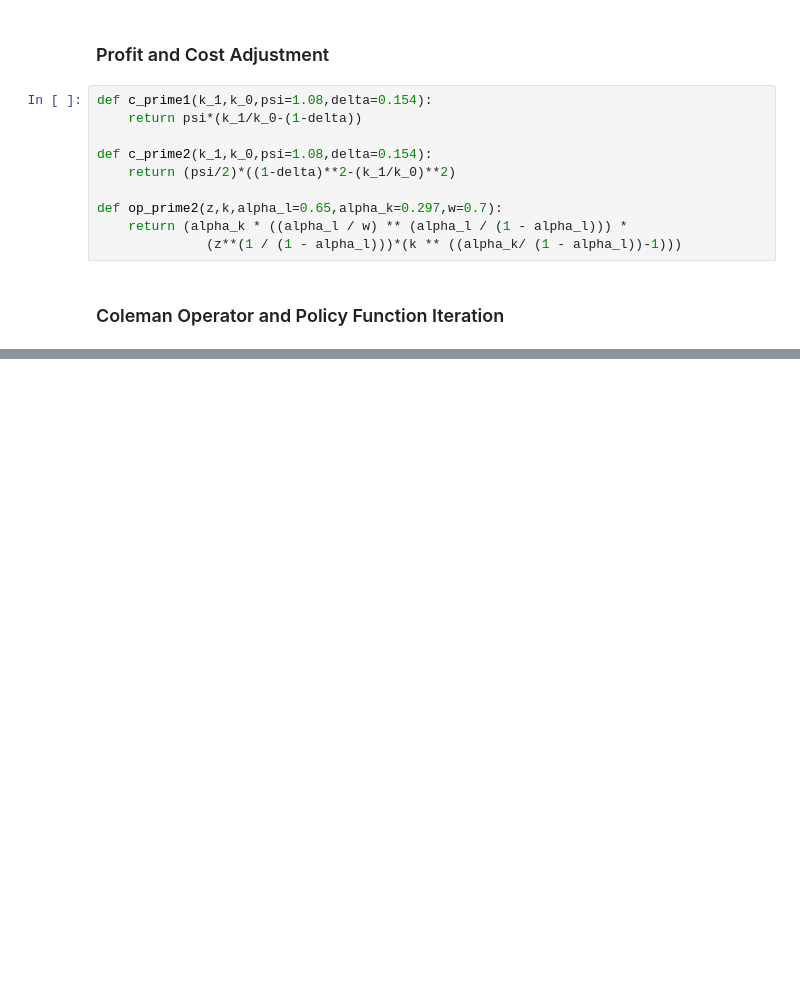
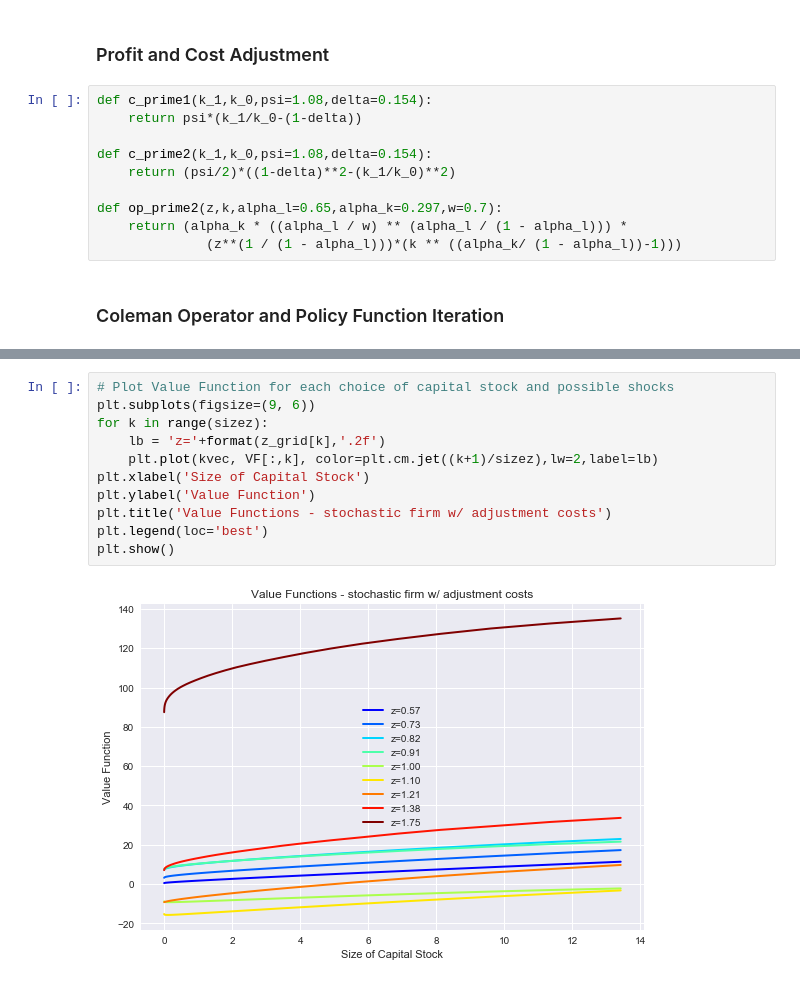
Before and after one commit to rzhang15/BootCamp2017, a Jupyter notebook: ProbSets/Econ/Week_3/rzhang15_exercise3.ipynb, the cells around one changed output, grey strips where cells are left out. Saved outputs shown, nothing was run; the diff lists cells and outputs as text; blank space fills up the shorter version.

```diff
--- a/ProbSets/Econ/Week_3/rzhang15_exercise3.ipynb
+++ b/ProbSets/Econ/Week_3/rzhang15_exercise3.ipynb
@@ -179,0 +201,13 @@ plt.show()
+# %%
+# Plot Value Function for each choice of capital stock and possible shocks
+plt.subplots(figsize=(9, 6))
+for k in range(sizez):
+    lb = 'z='+format(z_grid[k],'.2f')
+    plt.plot(kvec, VF[:,k], color=plt.cm.jet((k+1)/sizez),lw=2,label=lb)
+plt.xlabel('Size of Capital Stock')
+plt.ylabel('Value Function')
+plt.title('Value Functions - stochastic firm w/ adjustment costs')
+plt.legend(loc='best')
+plt.show()
+# %% [output]
+[figure, added]
```
Also changed, not shown: parts of 8 cells of this notebook, 5 other files.
